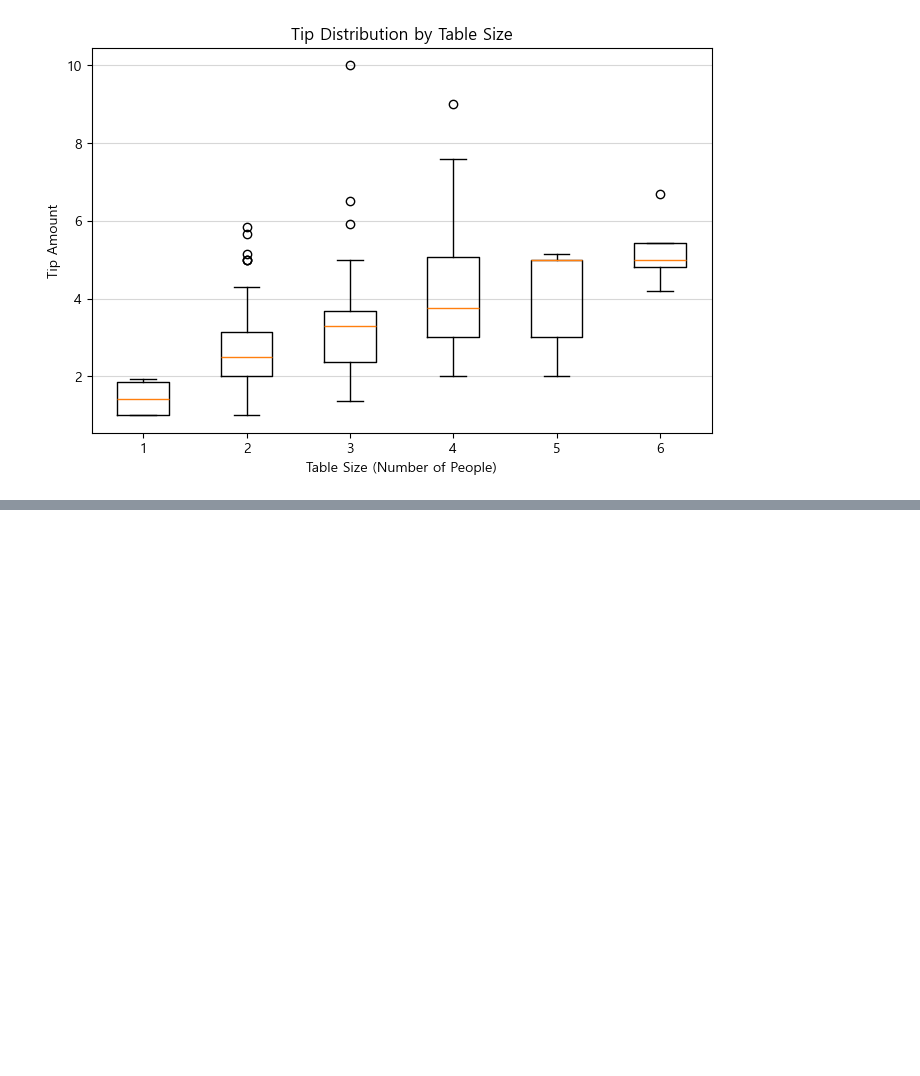
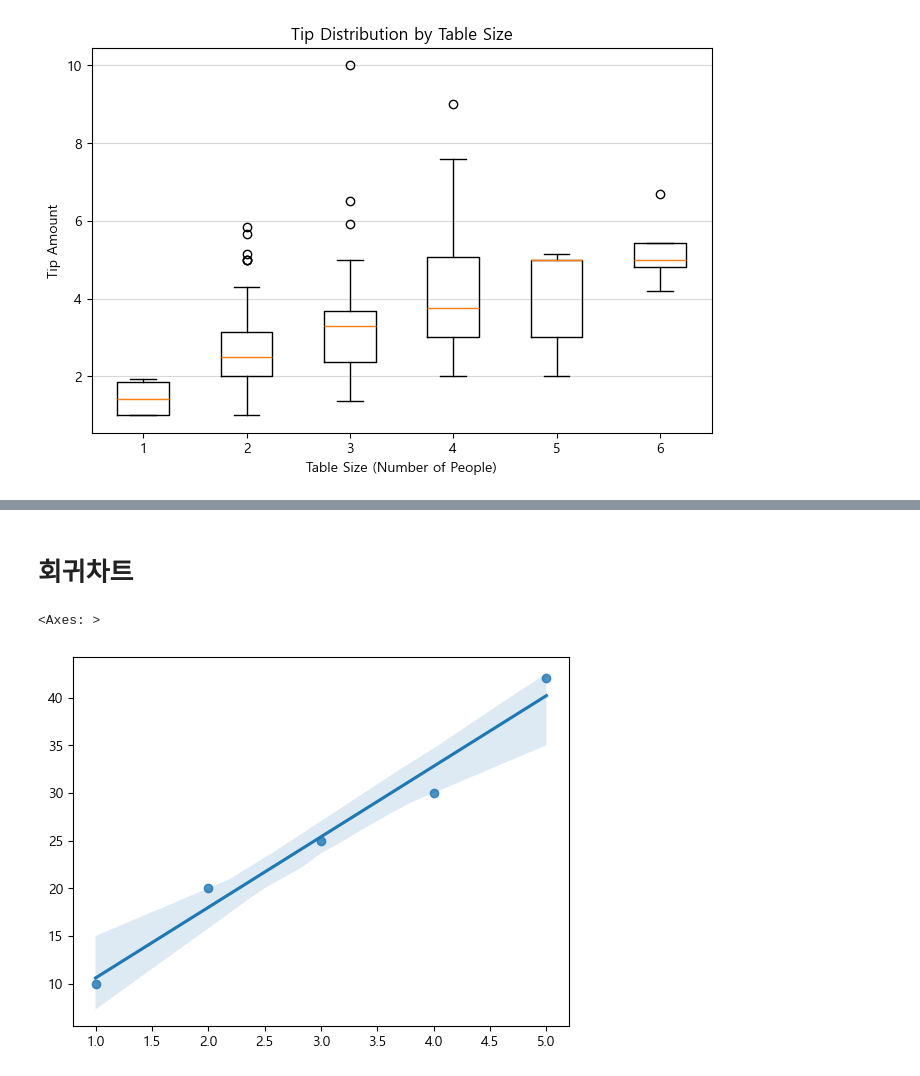
Before and after one commit to imyoonaheo/hipython, a Jupyter notebook: 43_시각화.ipynb, the cells around one changed output, grey strips where cells are left out. Saved outputs shown, nothing was run; the diff lists cells and outputs as text; code cells hidden in the pictures; blank space fills up the shorter version.

```diff
--- a/43_시각화.ipynb
+++ b/43_시각화.ipynb
@@ -235,0 +266,7 @@ plt.show()
+# %% [markdown]
+# 회귀차트
+# %%
+sns.regplot(x=x, y=y)
+# %% [output]
+<Axes: >
+[figure, added]
```
Also changed, not shown: parts of 40 cells of this notebook, 4 other files.
